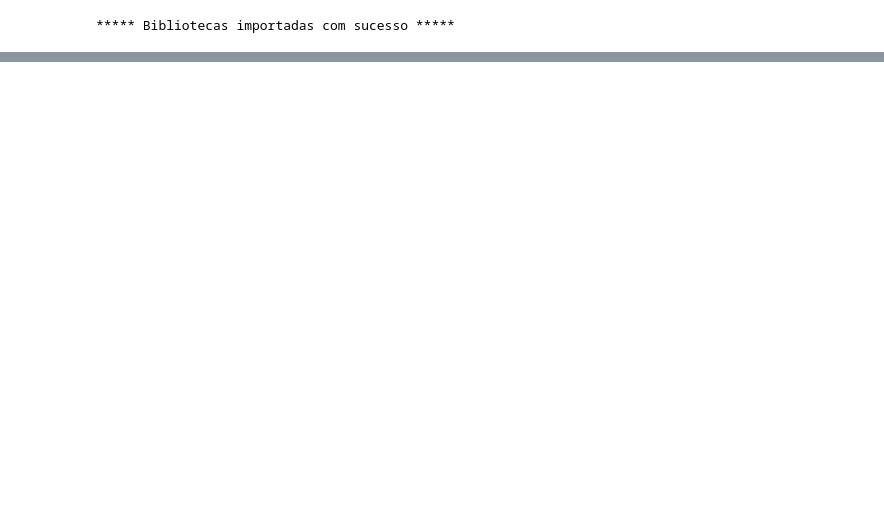
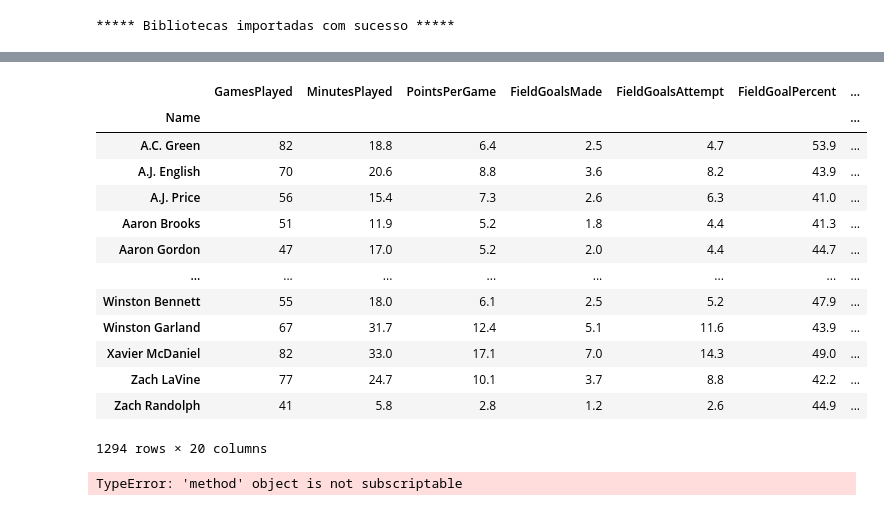
Before and after one commit to Moc967/letscode-desenvolvedados-estatistica, a Jupyter notebook: Estatistica II/src/L1 - Exercícios.ipynb, the cells around one changed output, grey strips where cells are left out. Saved outputs shown, nothing was run; the diff lists cells and outputs as text; code cells hidden in the pictures; blank space fills up the shorter version.

```diff
--- a/Estatistica II/src/L1 - Exercícios.ipynb
+++ b/Estatistica II/src/L1 - Exercícios.ipynb
@@ -82,0 +152,26 @@ array([0.92208702, 0.43608301, 0.8726514 , 0.92061065, 0.00624604,
+# %%
+sports.groupby('Name').sum()
+# %% [output]
+|  | GamesPlayed | MinutesPlayed | PointsPerGame | FieldGoalsMade | FieldGoalsAttempt | FieldGoalPercent | ... |
+| Name |  |  |  |  |  |  | ... |
+| A.C. Green | 82 | 18.8 | 6.4 | 2.5 | 4.7 | 53.9 | ... |
+| A.J. English | 70 | 20.6 | 8.8 | 3.6 | 8.2 | 43.9 | ... |
+| A.J. Price | 56 | 15.4 | 7.3 | 2.6 | 6.3 | 41.0 | ... |
+| Aaron Brooks | 51 | 11.9 | 5.2 | 1.8 | 4.4 | 41.3 | ... |
+| Aaron Gordon | 47 | 17.0 | 5.2 | 2.0 | 4.4 | 44.7 | ... |
+| ... | ... | ... | ... | ... | ... | ... | ... |
+| Winston Bennett | 55 | 18.0 | 6.1 | 2.5 | 5.2 | 47.9 | ... |
+| Winston Garland | 67 | 31.7 | 12.4 | 5.1 | 11.6 | 43.9 | ... |
+| Xavier McDaniel | 82 | 33.0 | 17.1 | 7.0 | 14.3 | 49.0 | ... |
+| Zach LaVine | 77 | 24.7 | 10.1 | 3.7 | 8.8 | 42.2 | ... |
+| Zach Randolph | 41 | 5.8 | 2.8 | 1.2 | 2.6 | 44.9 | ... |
+1294 rows × 20 columns
+# %%
+
+if (sports.shape[0] - sports.Name.unique) != 0:
+    sports_cpy = sports.copy()
+    sports_cpy = sports_cpy.Name.drop_duplicates()
+else:
+    print("Dataset não possui registros duplicados")
+# %% [output]
+TypeError: 'method' object is not subscriptable
```
Also changed, not shown: parts of 12 cells of this notebook.
